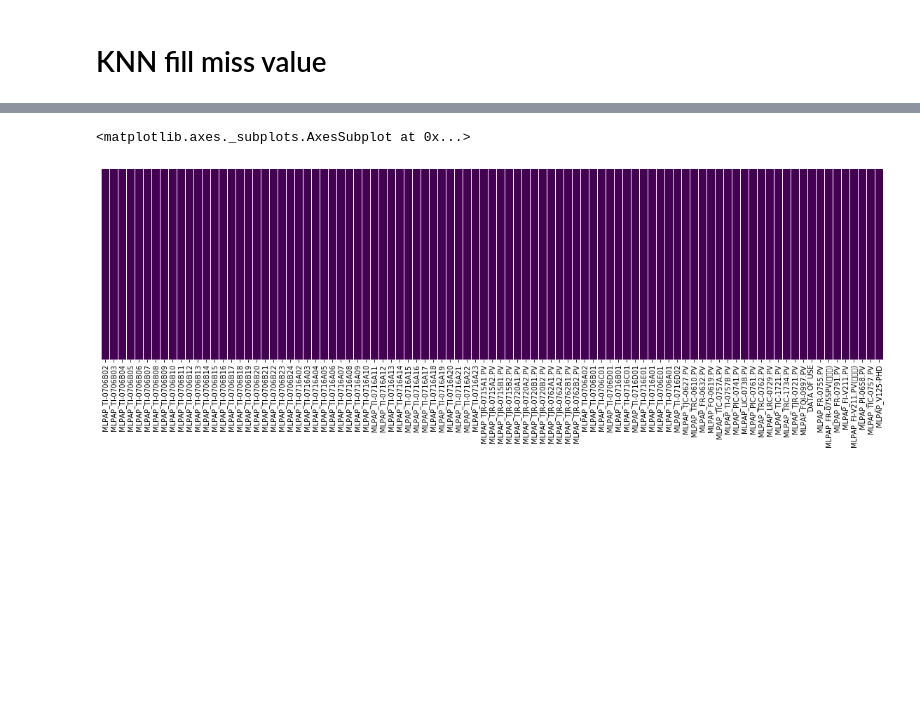
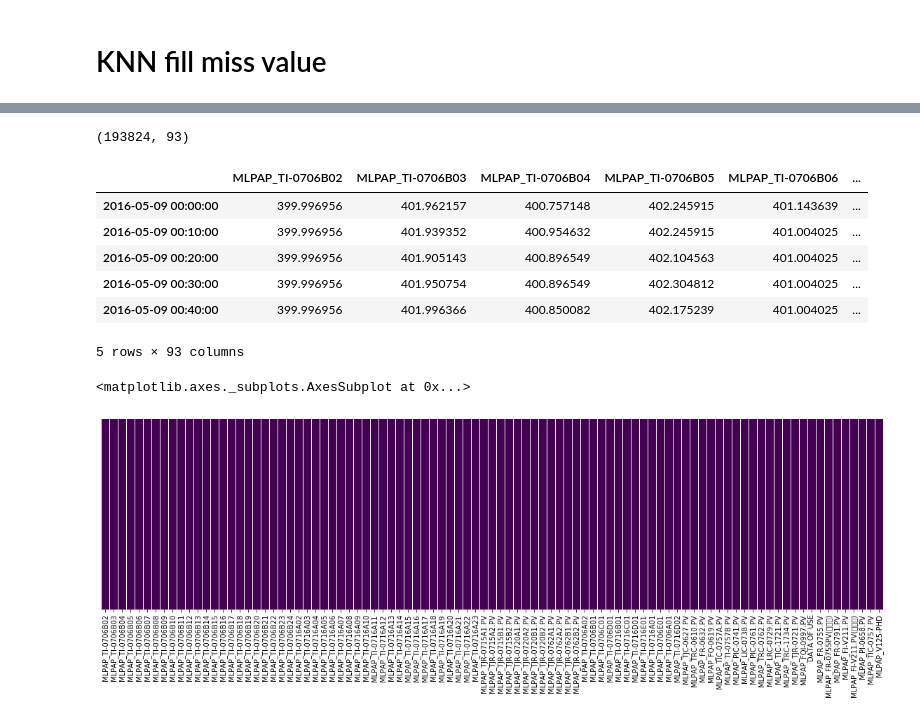
Before and after one commit to skywalker0803r/pa, a Jupyter notebook: DataCleaning.ipynb, the cells around one changed output, grey strips where cells are left out. Cells and saved outputs as stored; diff of their text form; code cells hidden in the pictures; blank space fills up the shorter version.

```diff
--- a/DataCleaning.ipynb
+++ b/DataCleaning.ipynb
@@ -143,0 +191,9 @@ CORR
+# %%
+c1 = df['MLPAP_PIC-0741.PV'].isnull()
+c2 = df['MLPAP_PIC-0741.PV'].notnull()
+subset_1 = df.loc[c1,['MLPAP_PIC-0741.PV','MLPAP_TJR-0721.PV','MLPAP_TIC-0757A.PV']].sample(10)
+subset_2 = df.loc[c2,['MLPAP_PIC-0741.PV','MLPAP_TJR-0721.PV','MLPAP_TIC-0757A.PV']].sample(90)
+subset = subset_1.append(subset_2)
+subset = shuffle(subset)
+subset = subset.apply(lambda x:round(x,2))
+subset.head()
@@ -143,0 +207,7 @@ CORR
+# %%
+from sklearn.preprocessing import StandardScaler
+
+sc = StandardScaler()
+subset[:] = sc.fit_transform(subset[:])
+subset = subset.apply(lambda x:round(x,4))
+subset.head()
@@ -143,0 +235,5 @@ CORR
+# %%
+from sklearn.impute import KNNImputer
+
+imputer = KNNImputer(n_neighbors = 3)
+subset[:] = imputer.fit_transform(subset[:])
@@ -158,3 +292,16 @@ for i in tqdm(range(0, len(df), step)):
+# %%
+df[:] = sc.inverse_transform(df[:])
+print(df.shape)
+df.head()
+# %% [output]
+(193824, 93)
+|  | MLPAP_TI-0706B02 | MLPAP_TI-0706B03 | MLPAP_TI-0706B04 | MLPAP_TI-0706B05 | MLPAP_TI-0706B06 | ... |
+| 2016-05-09 00:00:00 | 399.996956 | 401.962157 | 400.757148 | 402.245915 | 401.143639 | ... |
+| 2016-05-09 00:10:00 | 399.996956 | 401.939352 | 400.954632 | 402.245915 | 401.004025 | ... |
+| 2016-05-09 00:20:00 | 399.996956 | 401.905143 | 400.896549 | 402.104563 | 401.004025 | ... |
+| 2016-05-09 00:30:00 | 399.996956 | 401.950754 | 400.896549 | 402.304812 | 401.004025 | ... |
+| 2016-05-09 00:40:00 | 399.996956 | 401.996366 | 400.850082 | 402.175239 | 401.004025 | ... |
+5 rows × 93 columns
 # %%
 fig = plt.figure(figsize=(20,5))
 sns.heatmap(df.isnull(),yticklabels=False,cbar=False,cmap='viridis')
```
Also changed, not shown: parts of 37 cells of this notebook.
